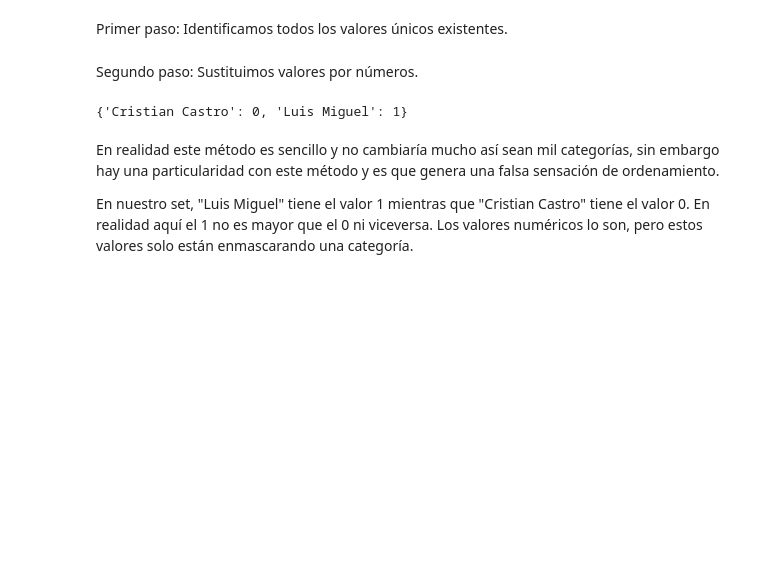
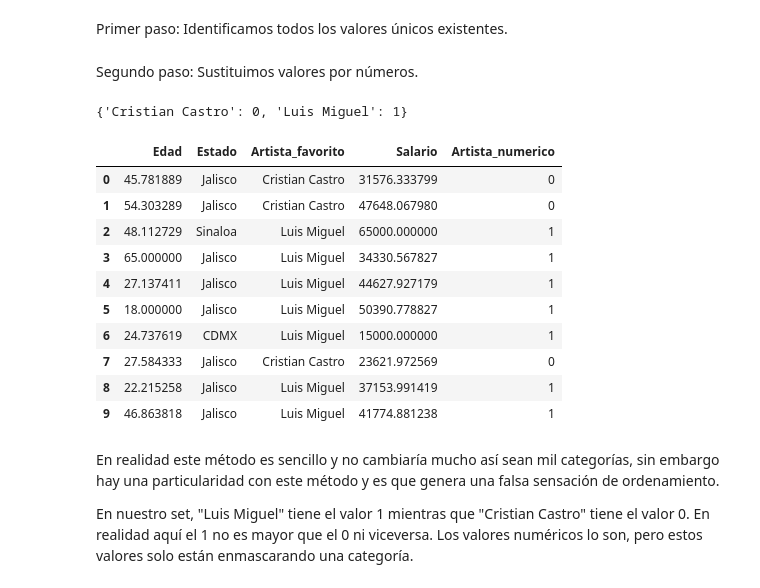
Before and after one commit to bielng/Data-Lab, a Jupyter notebook: clase_11,0_012022_.ipynb, the cells around one changed output. Saved outputs shown, nothing was run; the diff lists cells and outputs as text; code cells hidden in the pictures; blank space fills up the shorter version.

```diff
--- a/clase_11,0_012022_.ipynb
+++ b/clase_11,0_012022_.ipynb
@@ -371,7 +371,20 @@ encoded_values
 {'Cristian Castro': 0, 'Luis Miguel': 1}
 # %%
 # Copiamos columna
-df['Artista_numerico'] = df['Artista_favorito'].r
+df['Artista_numerico'] = df['Artista_favorito'].replace(encoded_values)
+df
+# %% [output]
+|  | Edad | Estado | Artista_favorito | Salario | Artista_numerico |
+| 0 | 45.781889 | Jalisco | Cristian Castro | 31576.333799 | 0 |
+| 1 | 54.303289 | Jalisco | Cristian Castro | 47648.067980 | 0 |
+| 2 | 48.112729 | Sinaloa | Luis Miguel | 65000.000000 | 1 |
+| 3 | 65.000000 | Jalisco | Luis Miguel | 34330.567827 | 1 |
+| 4 | 27.137411 | Jalisco | Luis Miguel | 44627.927179 | 1 |
+| 5 | 18.000000 | Jalisco | Luis Miguel | 50390.778827 | 1 |
+| 6 | 24.737619 | CDMX | Luis Miguel | 15000.000000 | 1 |
+| 7 | 27.584333 | Jalisco | Cristian Castro | 23621.972569 | 0 |
+| 8 | 22.215258 | Jalisco | Luis Miguel | 37153.991419 | 1 |
+| 9 | 46.863818 | Jalisco | Luis Miguel | 41774.881238 | 1 |
 # %%
 # Reemplazamos
 # %%
```
Also changed, not shown: 3 other files.
